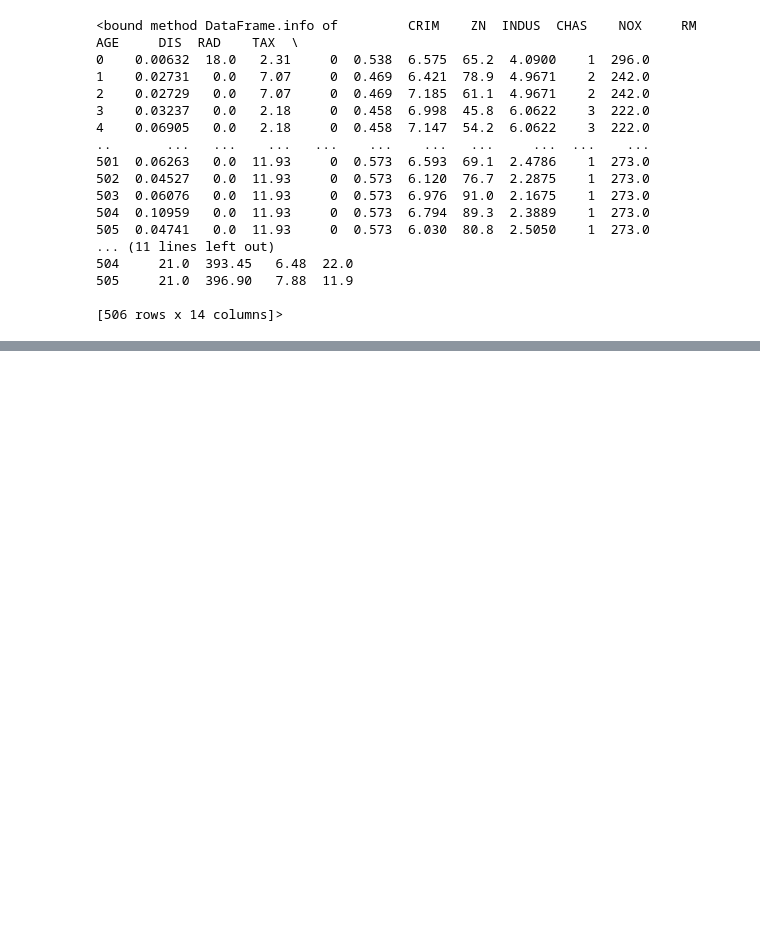
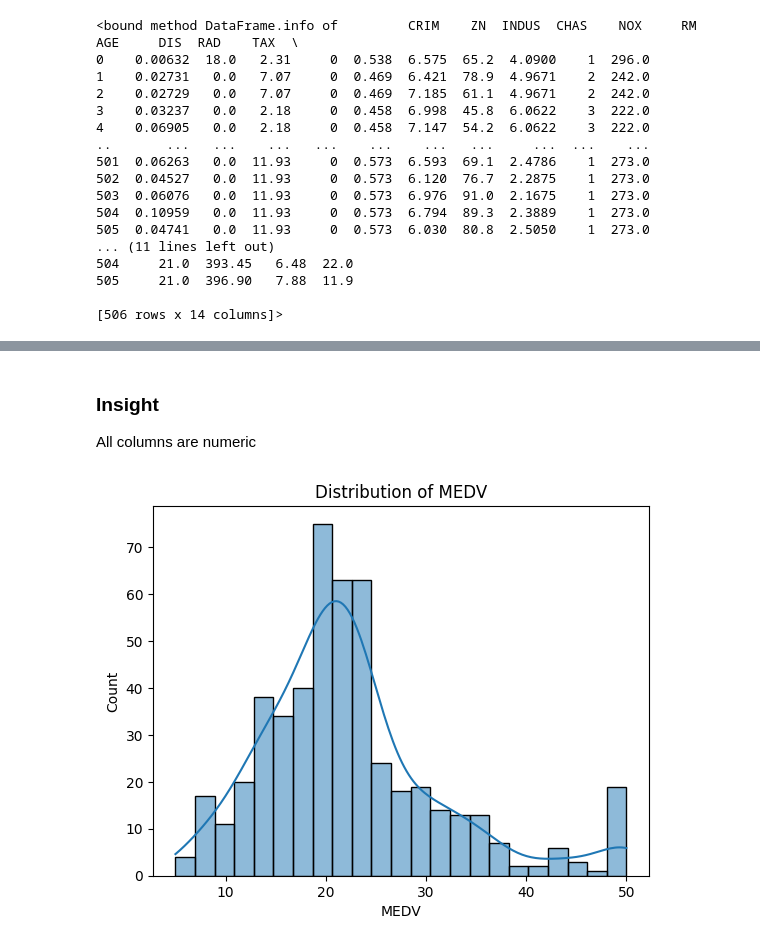
Before and after one commit to AtharvaVSawant/smart-property-advisor, a Jupyter notebook: notebook/EDA.ipynb, the cells around one changed output, grey strips where cells are left out. Drawn from its saved outputs; the diff is of its cells as text; code cells hidden in the pictures; blank space fills up the shorter version.

```diff
--- a/notebook/EDA.ipynb
+++ b/notebook/EDA.ipynb
@@ -80,3 +100,12 @@ df.describe()
 | 50% | 0.256510 | 0.000000 | 9.690000 | 0.000000 | 0.538000 | 6.208500 | 77.500000 | 3.207450 | 5.000000 | 330.000000 | 19.050000 | ... |
 | 75% | 3.677083 | 12.500000 | 18.100000 | 0.000000 | 0.624000 | 6.623500 | 94.075000 | 5.188425 | 24.000000 | 666.000000 | 20.200000 | ... |
 | max | 88.976200 | 100.000000 | 27.740000 | 1.000000 | 0.871000 | 8.780000 | 100.000000 | 12.126500 | 24.000000 | 711.000000 | 22.000000 | ... |
+# %% [markdown]
+### Insight
+All columns are numeric
+# %%
+sns.histplot(df['MEDV'], kde=True)
+plt.title("Distribution of MEDV")
+plt.show()
+# %% [output]
+[figure, added]
```
Also changed, not shown: parts of 12 cells of this notebook, 6 other files.
